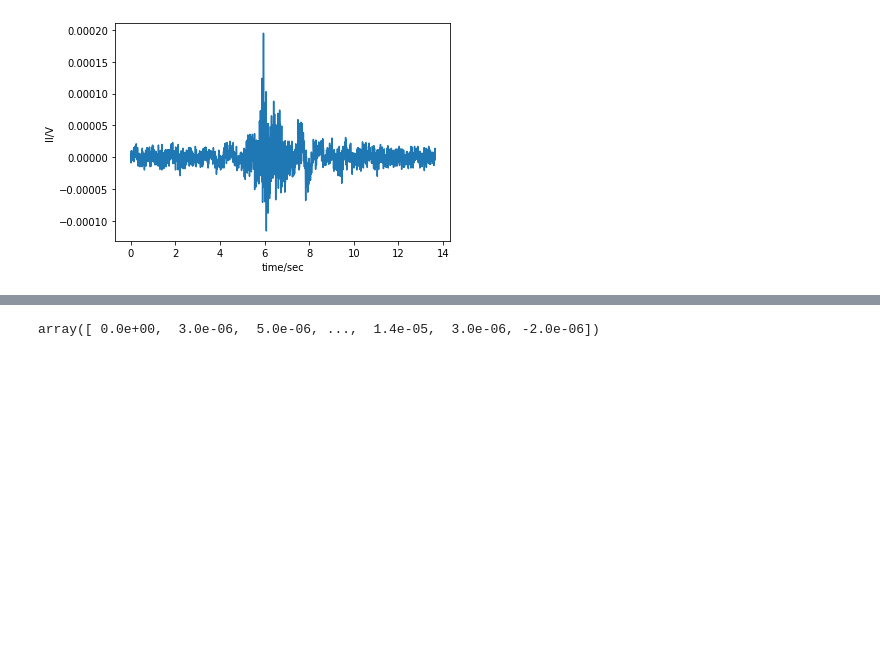
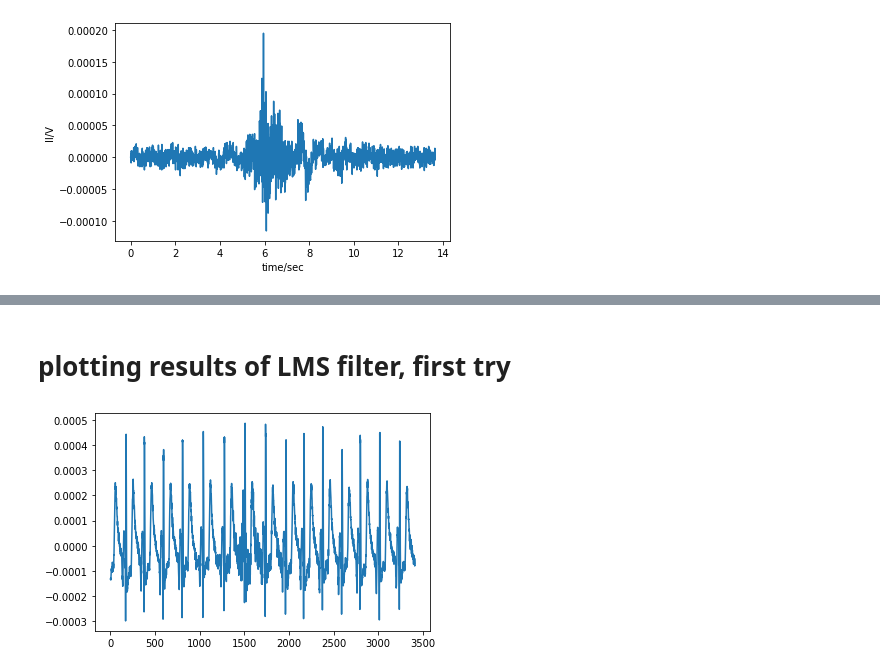
Before and after one commit to nibagon/datarecordings, a Jupyter notebook: Untitled.ipynb, the cells around one changed output, grey strips where cells are left out. Cells and saved outputs as stored; diff of their text form; code cells hidden in the pictures; blank space fills up the shorter version.

```diff
--- a/Untitled.ipynb
+++ b/Untitled.ipynb
@@ -124,4 +43,13 @@ array([ 3.6000000e-02, -2.6690561e+01,  1.0687716e+01,  6.9862800e+00,
-# %%
-chanel_1
-# %% [output]
-array([ 0.0e+00,  3.0e-06,  5.0e-06, ...,  1.4e-05,  3.0e-06, -2.0e-06])
+# %% [markdown]
+# plotting results of LMS filter, first try
+# %%
+import numpy as np
+import pylab as pl
+data = np.loadtxt('ecg_noise.dat');
+noise= np.loadtxt('just_noise.dat');
+clean = np.loadtxt('ecg_filtered.dat');
+# %%
+pl.plot(clean[:,0])
+pl.show();
+# %% [output]
+[figure, added]
```
Also changed, not shown: parts of 8 cells of this notebook, 4 other files.
